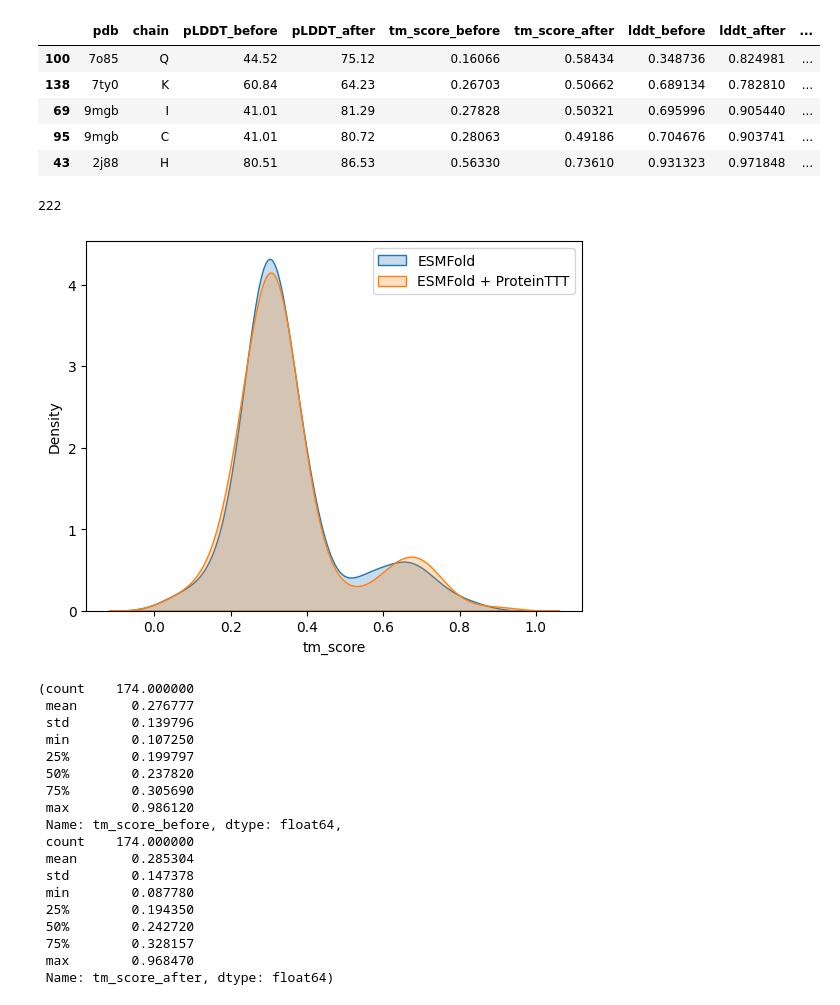
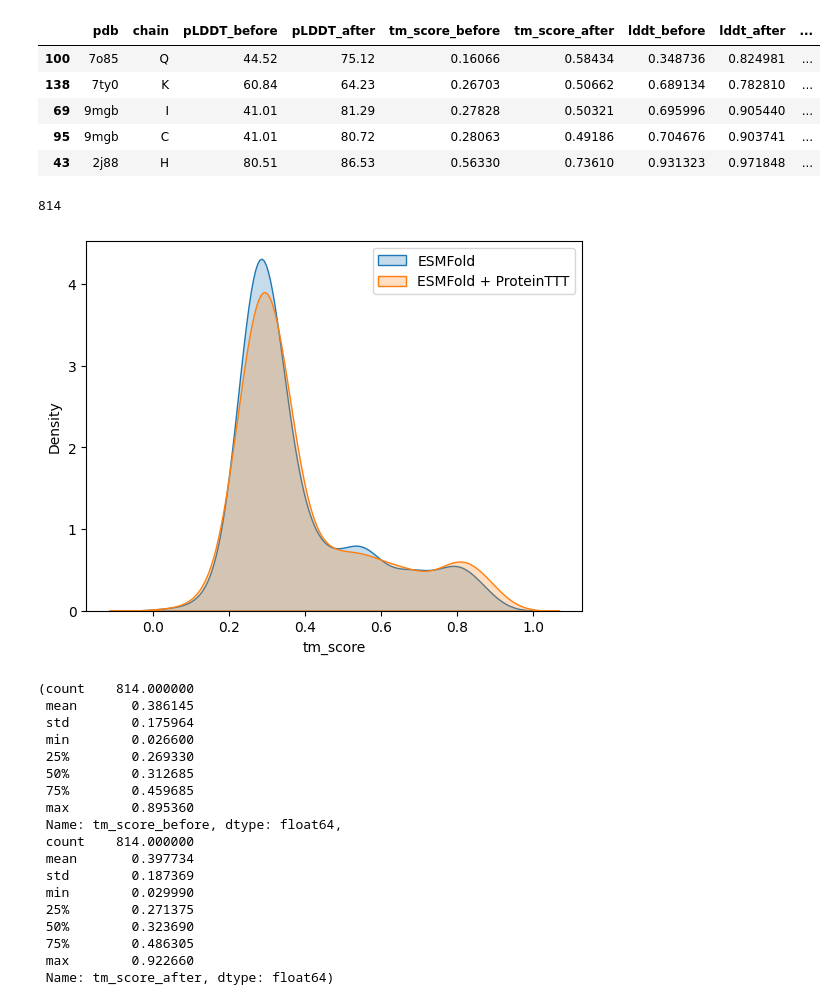
Before and after one commit to pimenol/ProteinTTT, a Jupyter notebook: notebooks/CDR_SAbDab.ipynb, the cells around one changed output. Cells and saved outputs as stored; diff of their text form; code cells hidden in the pictures.

```diff
--- a/notebooks/CDR_SAbDab.ipynb
+++ b/notebooks/CDR_SAbDab.ipynb
@@ -34,8 +34,8 @@ pd.set_option("max_colwidth", 100)
 base_path = Path("/scratch/project/open-32-14/pimenol1/ProteinTTT/ProteinTTT/data/sabdab")
 ORIGINAL_PDB = base_path / Path("chothia")
 PREDICTED_PDB = base_path / Path('predicted_structures')
-SUMMARY_PATH_HLCHAINS = base_path / Path("summary_HLchain_after.tsv")
-SUMMARY_PATH_ANTIGEN = base_path / Path("different_sequences_out.tsv")
+SUMMARY_PATH_HLCHAINS = base_path / Path("cdr_evaluation.tsv")
+SUMMARY_PATH_ANTIGEN = base_path / Path("antigen_evaluation.tsv")
 
 CORRECT_PREDICTED_PDB = base_path / Path('corrected_predicted_structures')
 CDR_PATH = base_path / Path("cdr_regions")
@@ -541,37 +574,37 @@ top_5_tm_diff
 | 95 | 9mgb | C | 41.01 | 80.72 | 0.28063 | 0.49186 | 0.704676 | 0.903741 | ... |
 | 43 | 2j88 | H | 80.51 | 86.53 | 0.56330 | 0.73610 | 0.931323 | 0.971848 | ... |
 # %%
-subdf = df_cdrs.query("tm_score_before.notna() and tm_score_after.notna()")
+subdf = df_antigen.query("tm_score_before.notna() and tm_score_after.notna()")
 print(len(subdf))
 
 sns.kdeplot(subdf['tm_score_before'], label='ESMFold', fill=True)
 sns.kdeplot(subdf['tm_score_after'], label='ESMFold + ProteinTTT', fill=True)
 plt.xlabel('tm_score')
 plt.legend()
 plt.show()
 # %% [output]
-222
+814
-[figure, old version]
+[figure, new version]
 # %%
 subdf.tm_score_before.describe(), subdf.tm_score_after.describe()
 # %% [output]
-(count    174.000000
- mean       0.276777
- std        0.139796
- min        0.107250
- 25%        0.199797
- 50%        0.237820
- 75%        0.305690
- max        0.986120
+(count    814.000000
+ mean       0.386145
+ std        0.175964
+ min        0.026600
+ 25%        0.269330
+ 50%        0.312685
+ 75%        0.459685
+ max        0.895360
  Name: tm_score_before, dtype: float64,
- count    174.000000
- mean       0.285304
- std        0.147378
- min        0.087780
- 25%        0.194350
- 50%        0.242720
- 75%        0.328157
- max        0.968470
+ count    814.000000
+ mean       0.397734
+ std        0.187369
+ min        0.029990
+ 25%        0.271375
+ 50%        0.323690
+ 75%        0.486305
+ max        0.922660
  Name: tm_score_after, dtype: float64)
 # %%
 subdf.lddt_before.describe(), subdf.lddt_after.describe()
```
Also changed, not shown: parts of 12 cells of this notebook.
